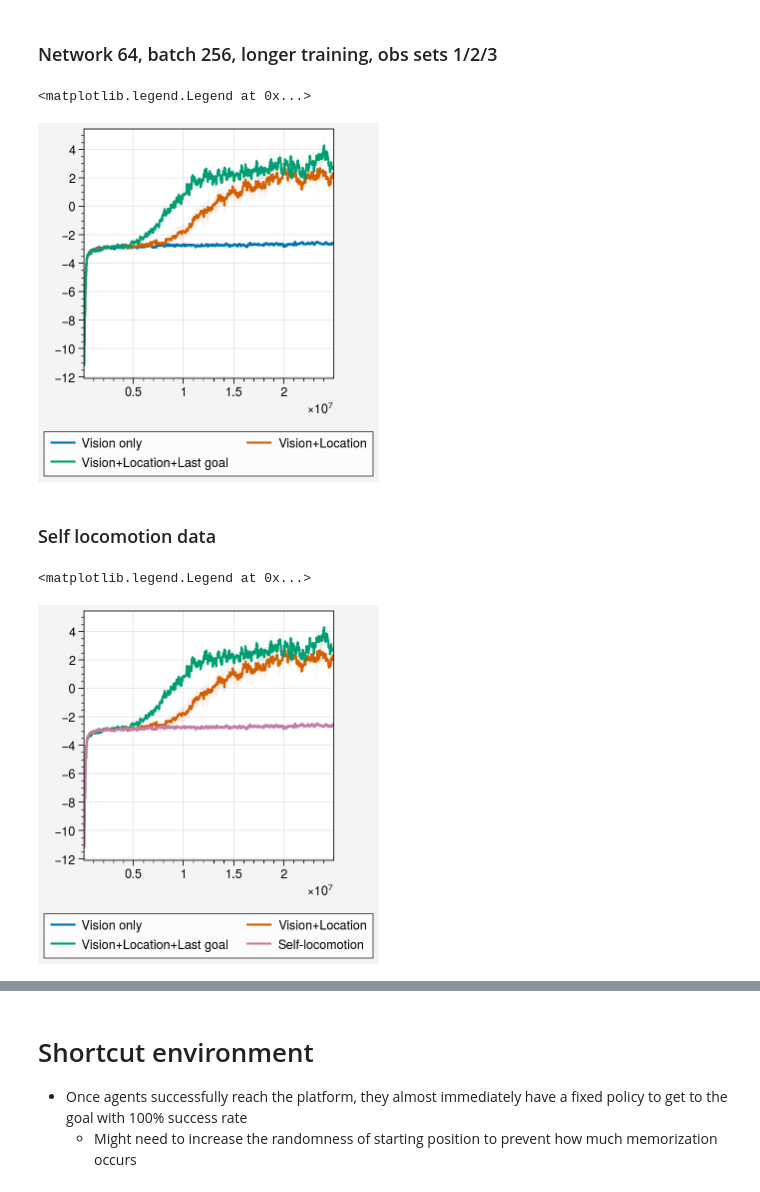
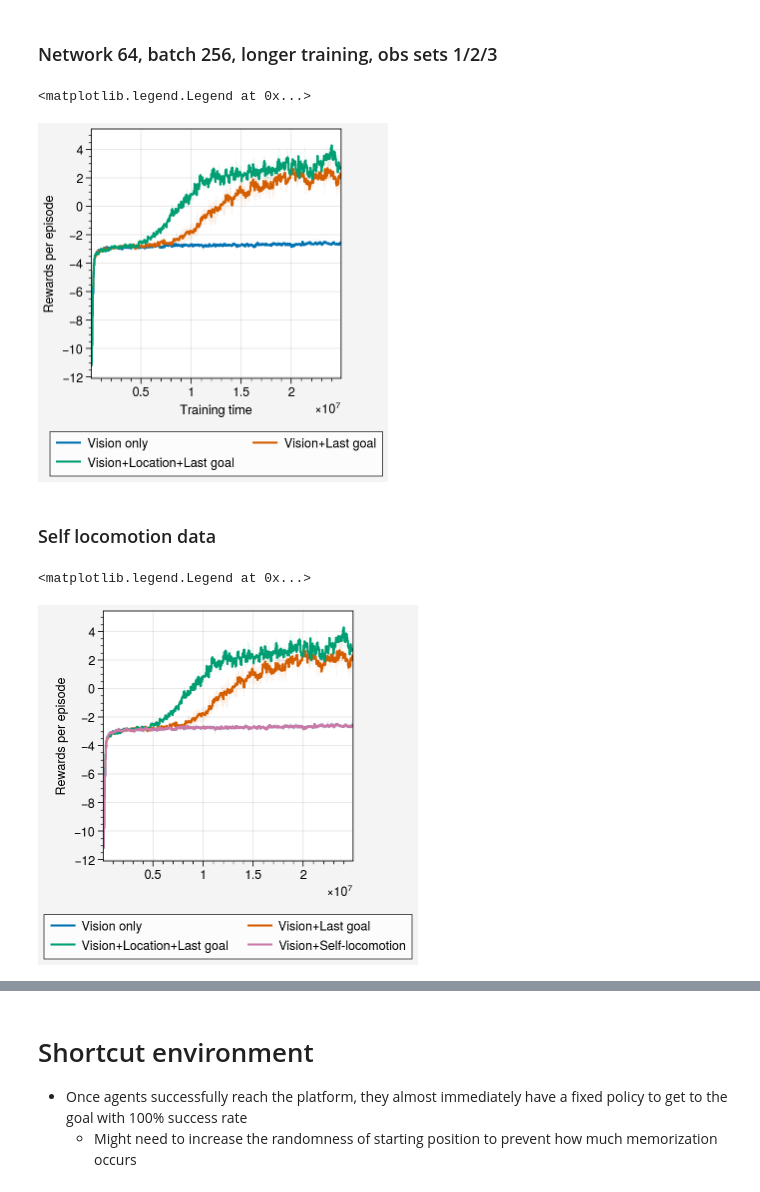
Before and after one commit to liuandrew/ppo_aux, a Jupyter notebook: write_and_test/data_visualize.ipynb, the cells around one changed output, grey strips where cells are left out. Saved outputs shown, nothing was run; the diff lists cells and outputs as text; code cells hidden in the pictures.

```diff
--- a/write_and_test/data_visualize.ipynb
+++ b/write_and_test/data_visualize.ipynb
@@ -216,7 +227,7 @@ fig.legend(lines, loc='b')
 ### Network 64, batch 256, longer training, obs sets 1/2/3
 # %%
 obs_sets = [1, 2, 3]
-obs_labels = ['Vision only',  'Vision+Location', 'Vision+Location+Last goal']
+obs_labels = ['Vision only',  'Vision+Last goal', 'Vision+Location+Last goal']
 hidden = 64
 
 fig, ax = pplt.subplots()
@@ -227,29 +238,31 @@ for i, obs in enumerate(obs_sets):
     lines.append(average_runs(exp_name, ax=ax, label=str(obs_labels[i])))
 
 # ax.format(ylim=[-1, 2])
+ax.format(ylabel='Rewards per episode', xlabel='Training time')
 fig.legend(lines, loc='b', ncols=2)
 # %% [output]
 <matplotlib.legend.Legend at 0x...>
-[figure, old version]
+[figure, new version]
 # %% [markdown]
 ### Self locomotion data
 # %%
 obs_sets = [1, 2, 3]
-obs_labels = ['Vision only',  'Vision+Location', 'Vision+Location+Last goal']
+obs_labels = ['Vision only',  'Vision+Last goal', 'Vision+Location+Last goal']
 hidden = 64
 
 fig, ax = pplt.subplots()
 
 lines = []
 for i, obs in enumerate(obs_sets):
     exp_name = f'explorenav_pos/expl_goalpos_obs{obs}hidden{hidden}longer'
     lines.append(average_runs(exp_name, ax=ax, label=str(obs_labels[i])))
 
 exp_name = f'explorenav_pos/expl_goalpos_lastacthidden{hidden}longer'
-lines.append(average_runs(exp_name, ax=ax, label='Self-locomotion'))
+lines.append(average_runs(exp_name, ax=ax, label='Vision+Self-locomotion'))
 
 # ax.format(ylim=[-1, 2])
+ax.format(ylabel='Rewards per episode')
 fig.legend(lines, loc='b', ncols=2)
 # %% [output]
 <matplotlib.legend.Legend at 0x...>
-[figure, old version]
+[figure, new version]
```
Also changed, not shown: parts of 6 cells of this notebook, 6 other files.
